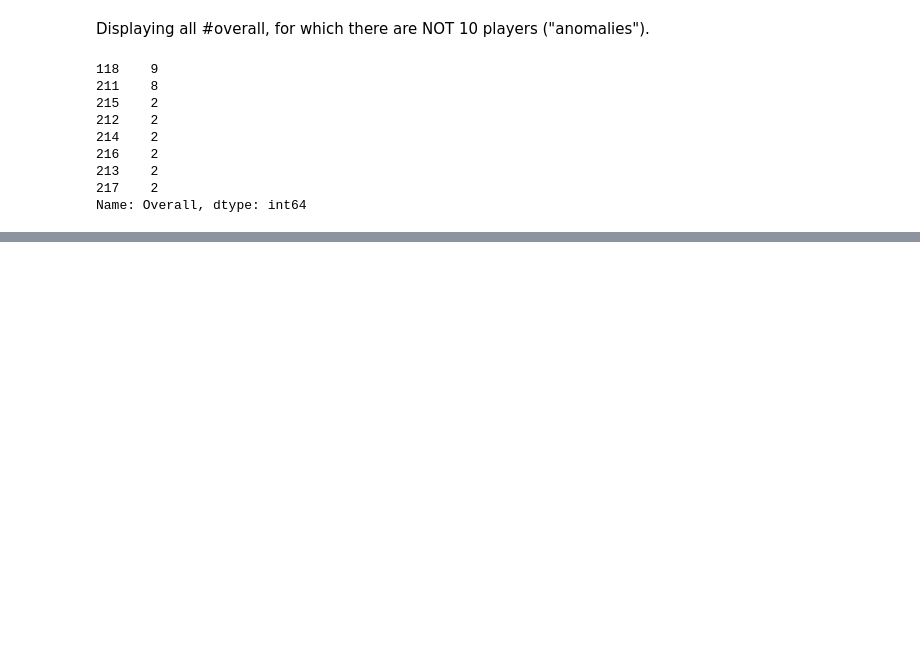
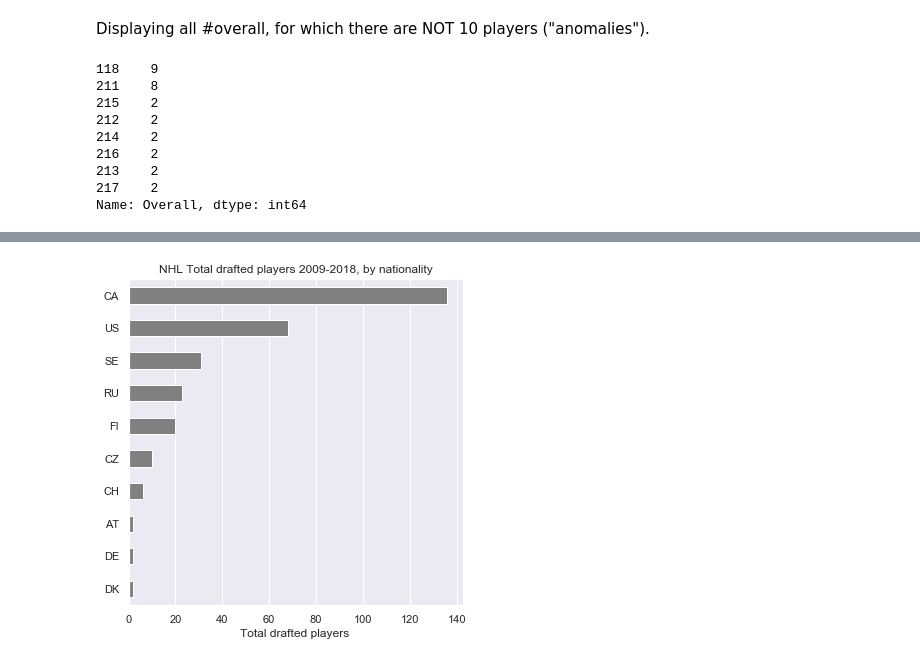
Before and after one commit to stepan-o/nhl_draft, a Jupyter notebook: notebooks/nhl_draft.ipynb, the cells around one changed output, grey strips where cells are left out. Saved outputs shown, nothing was run; the diff lists cells and outputs as text; code cells hidden in the pictures; blank space fills up the shorter version.

Commit message:
add 'num_teams', 'round_ratio', 'round', plot 1st round picks by country

```diff
--- a/notebooks/nhl_draft.ipynb
+++ b/notebooks/nhl_draft.ipynb
@@ -7,9 +7,11 @@ Dataset downloaded from [Kaggle](http://localhost:8888/?token=b1eb61f8ed72cf5100
 # %%
 import matplotlib.pyplot as plt
 import pandas as pd
+import seaborn as sns
 from glob import glob
 from time import time
 import os
+sns.set()
 # %%
 draft_data_path = '../data/nhl-draft-picks-2009-2018/'
 os.listdir(draft_data_path)
@@ -77,0 +82,11 @@ memory usage: 364.2+ KB
+# %%
+num_teams = df.groupby('year')['Team'].nunique()
+num_teams.name = 'num_teams'
+df = pd.merge(df, num_teams,
+              right_on=num_teams.index,
+              left_on='year')
+print("New column 'num_teams' added to df.")
+# %%
+df['round_ratio'] = (df['Overall'] - 1)/ df['num_teams']
+df['round'] = df['round_ratio'].astype('int') + 1
+print("New columns 'round_ratio' and 'round' added to df.")
@@ -132,0 +217,15 @@ ax = df['Nat.'].value_counts()\
+# %%
+mask = df['round'] == 1
+ax = df.loc[mask, 'Nat.'].value_counts()\
+    .sort_values().tail(10)\
+    .plot(kind='barh', figsize=(6, 6), color='gray',
+          title='NHL Total drafted players 2009-2018, by nationality')
+#ax.get_children()[4].set_color('firebrick')
+#ax.get_children()[1].set_color('darkblue')
+#ax.get_children()[3].set_color('gold')
+#ax.get_children()[2].set_color('red')
+#ax.get_children()[0].set_color('tomato')
+ax.grid(axis='y')
+ax.set_xlabel("Total drafted players ");
+# %% [output]
+[figure, added]
```
Also changed, not shown: parts of 11 cells of this notebook.
